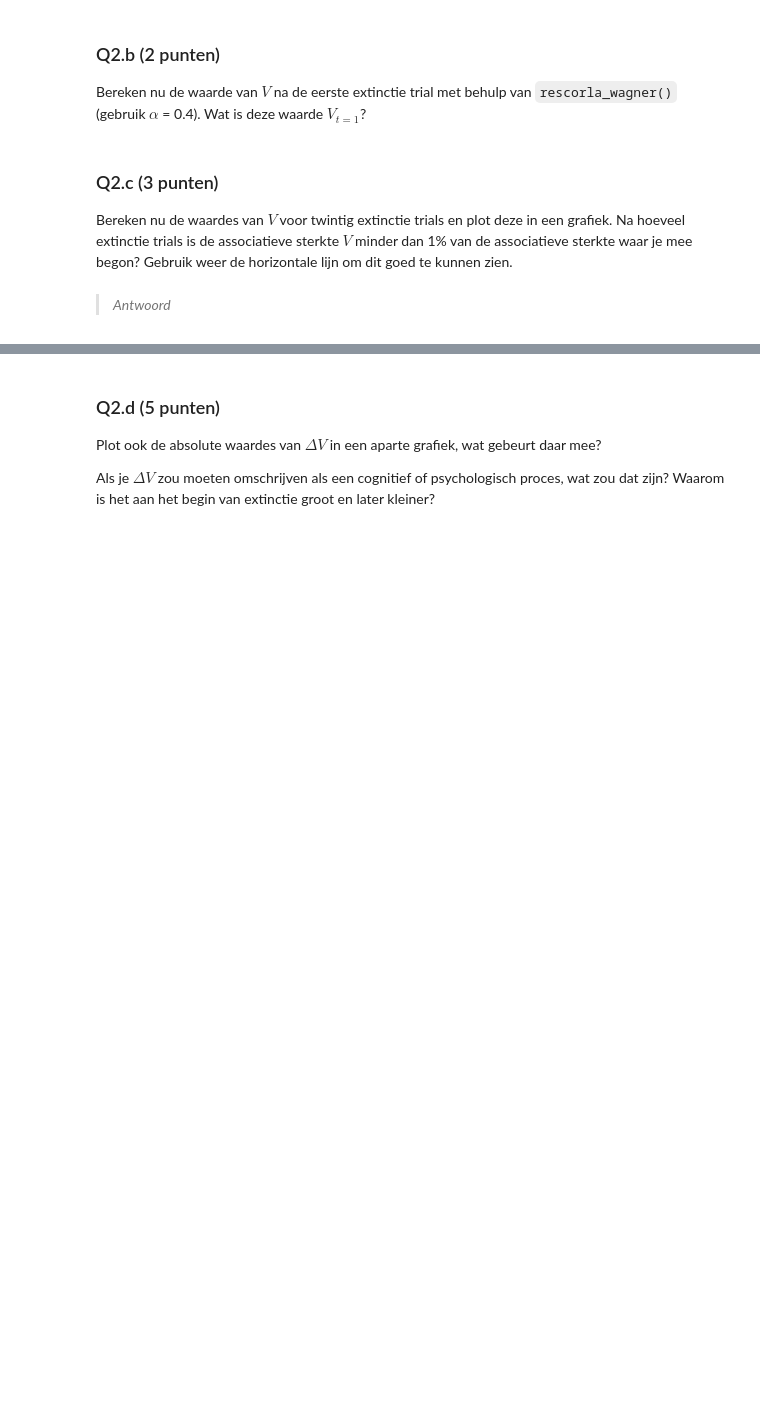
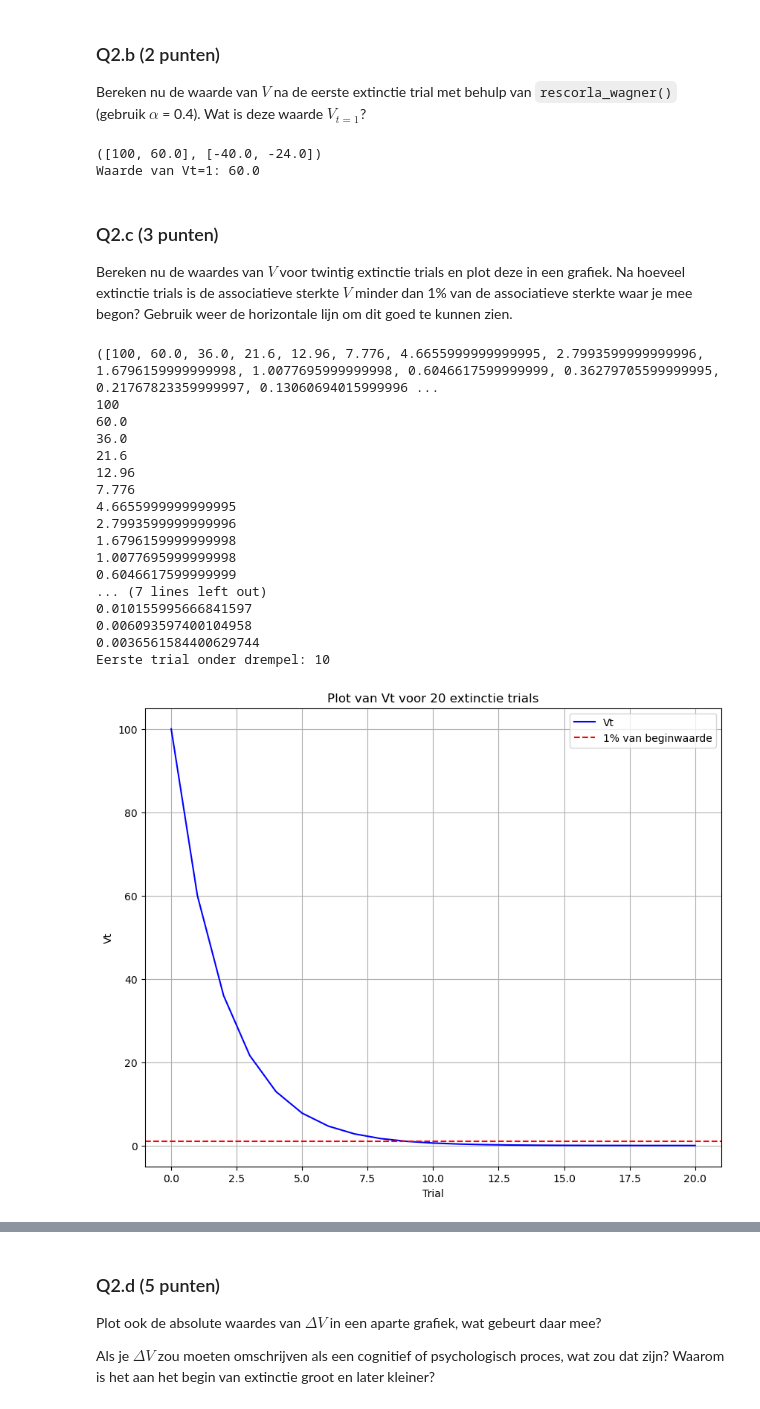
Before and after one commit to xsznr/CogMod, a Jupyter notebook: Assignment 1/Assignment_1.ipynb, the cells around one changed output, grey strips where cells are left out. Saved outputs shown, nothing was run; the diff lists cells and outputs as text; code cells hidden in the pictures; blank space fills up the shorter version.

```diff
--- a/Assignment 1/Assignment_1.ipynb
+++ b/Assignment 1/Assignment_1.ipynb
@@ -162,3 +167,11 @@ Bereken nu de waarde van $V$ na de eerste extinctie trial met behulp van `rescor
+# %%
+# TO DO
+eerste_extinctie_trial = rescorla_wagner(0.4, 100, 0, 1)
+print(eerste_extinctie_trial)
+print(f"Waarde van Vt=1: {eerste_extinctie_trial[0][1]}")
+# %% [output]
+([100, 60.0], [-40.0, -24.0])
+Waarde van Vt=1: 60.0
 # %% [markdown]
 ### Q2.c (3 punten)
 
@@ -168,2 +179,45 @@ Bereken nu de waardes van $V$ voor twintig extinctie trials en plot deze in een
-# %% [markdown]
-> *Antwoord*
+# %%
+# TO DO plot
+twintig_extinctie_trials = rescorla_wagner(0.4, 100, 0, 20)
+print(twintig_extinctie_trials)
+Vt_waarden = twintig_extinctie_trials[0]
+
+for value in range(len(twintig_extinctie_trials[0])):
+    print(twintig_extinctie_trials[0][value])
+
+eerste_trial_onder_drempel = None
+drempel = 0.01 * 100
+for i, v in enumerate(Vt_waarden):
+    if v < drempel:
+        eerste_trial_onder_drempel = i
+        break
+print(f"Eerste trial onder drempel: {eerste_trial_onder_drempel}")
+
+plt.figure(figsize=(10, 8))
+plt.plot(Vt_waarden, label='Vt', color='blue')
+plt.axhline(y=drempel, color='red', linestyle='dashed', label='1% van beginwaarde')
+plt.title("Plot van Vt voor 20 extinctie trials")
+plt.xlabel("Trial")
+plt.ylabel("Vt")
+plt.legend()
+plt.grid(True)
+plt.show()
+# %% [output]
+([100, 60.0, 36.0, 21.6, 12.96, 7.776, 4.6655999999999995, 2.7993599999999996, 1.6796159999999998, 1.0077695999999998, 0.6046617599999999, 0.36279705599999995, 0.21767823359999997, 0.13060694015999996 ...
+100
+60.0
+36.0
+21.6
+12.96
+7.776
+4.6655999999999995
+2.7993599999999996
+1.6796159999999998
+1.0077695999999998
+0.6046617599999999
+... (7 lines left out)
+0.010155995666841597
+0.006093597400104958
+0.0036561584400629744
+Eerste trial onder drempel: 10
+[figure, added]
```
Also changed, not shown: parts of 11 cells of this notebook.
